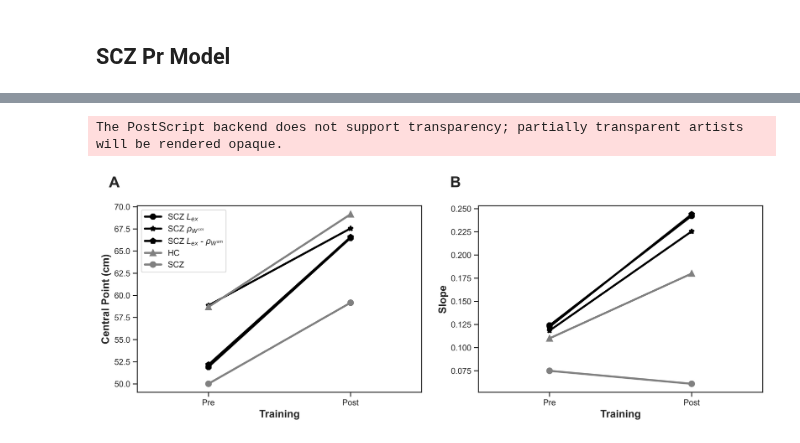
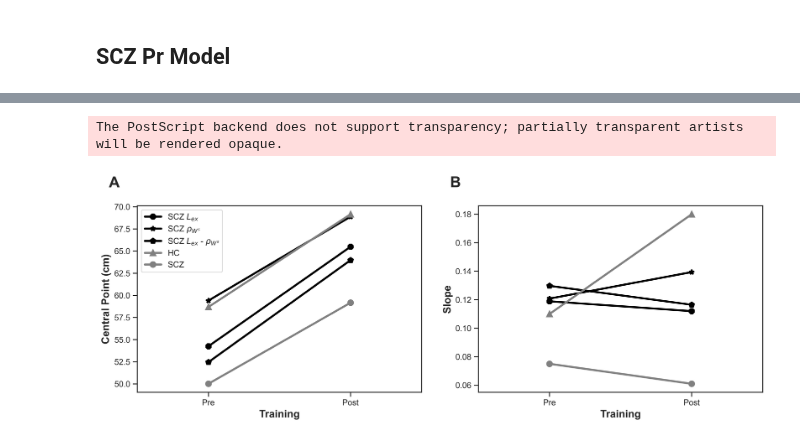
Before and after one commit to renatoparedes/SCZ_PPS_Expansion_Model, a Jupyter notebook: FIG4_Training_Exploration.ipynb, the cells around one changed output, grey strips where cells are left out. Saved outputs shown, nothing was run; the diff lists cells and outputs as text; code cells hidden in the pictures.

Commit message:
Figure 3 and 4 update

```diff
--- a/FIG4_Training_Exploration.ipynb
+++ b/FIG4_Training_Exploration.ipynb
@@ -336,0 +296,8 @@ Text(0.5, 1.0, 'SCZ model')
+# %%
+ymin, ymax = np.min(SCZ_RTs_model_pre_scaled), np.max(SCZ_RTs_model_pre_scaled)
+SCZ_CP_model_pre, SCZ_SLOPE_model_pre = fitting(a_distances, SCZ_RTs_model_pre_scaled)
+
+ymin, ymax = np.min(SCZ_RTs_model_post_scaled), np.max(SCZ_RTs_model_post_scaled)
+SCZ_CP_model_post, SCZ_SLOPE_model_post = fitting(
+    a_distances, SCZ_RTs_model_post_scaled
+)
@@ -433,2 +427,14 @@ SCZ_Lex_CP_model_post, SCZ_Lex_SLOPE_model_post = fitting(
+# %%
+ymin, ymax = np.min(SCZ_RTs_model_pre_lex_scaled), np.max(SCZ_RTs_model_pre_lex_scaled)
+SCZ_Lex_CP_model_pre, SCZ_Lex_SLOPE_model_pre = fitting(
+    a_distances, SCZ_RTs_model_pre_lex_scaled
+)
+
+ymin, ymax = np.min(SCZ_RTs_model_post_lex_scaled), np.max(
+    SCZ_RTs_model_post_lex_scaled
+)
+SCZ_Lex_CP_model_post, SCZ_Lex_SLOPE_model_post = fitting(
+    a_distances, SCZ_RTs_model_post_lex_scaled
+)
 # %% [markdown]
 ## SCZ Pr Model
@@ -526,3 +557,13 @@ SCZ_Pr_CP_model_post, SCZ_Pr_SLOPE_model_post = fitting(
+# %%
+ymin, ymax = np.min(SCZ_RTs_model_pre_pr_scaled), np.max(SCZ_RTs_model_pre_pr_scaled)
+SCZ_Pr_CP_model_pre, SCZ_Pr_SLOPE_model_pre = fitting(
+    a_distances, SCZ_RTs_model_pre_pr_scaled
+)
+
+ymin, ymax = np.min(SCZ_RTs_model_post_pr_scaled), np.max(SCZ_RTs_model_post_pr_scaled)
+SCZ_Pr_CP_model_post, SCZ_Pr_SLOPE_model_post = fitting(
+    a_distances, SCZ_RTs_model_post_pr_scaled
+)
 # %%
 cols = ["Model", "Training", "Central Point (cm)", "Slope"]
 sim_data = np.array(
@@ -592,36 +633,36 @@ sns.pointplot(
 ax1.text(
     -0.1,
     1.1,
     string.ascii_uppercase[0],
     transform=ax1.transAxes,
     size=20,
     weight="bold",
 )
 
 ax2.text(
     -0.1,
     1.1,
     string.ascii_uppercase[1],
     transform=ax2.transAxes,
     size=20,
     weight="bold",
 )
 
 handles, _ = ax1.get_legend_handles_labels()
 labels = [
     "SCZ $L_{ex}$",
-    "SCZ " + r"$\rho_{{W}^{sm}}$",
-    "SCZ $L_{ex}$ - " + r"$\rho_{{W}^{sm}}$",
+    "SCZ " + r"$\rho_{{W}^{s}}$",
+    "SCZ $L_{ex}$ - " + r"$\rho_{{W}^{s}}$",
     "HC",
     "SCZ",
 ]
 ax1.legend(handles, labels)
 ax2.get_legend().remove()
 
 fig.savefig("drafts/FIG4.eps", bbox_inches="tight", format="eps")
 # %% [output]
 The PostScript backend does not support transparency; partially transparent artists will be rendered opaque.
-[figure, old version]
+[figure, new version]
 # %%
 df_pivoted = sim_df.pivot(
     index="Model", columns="Training", values=["Central Point (cm)", "Slope"]
```
Also changed, not shown: parts of 30 cells of this notebook, 6 other files.
